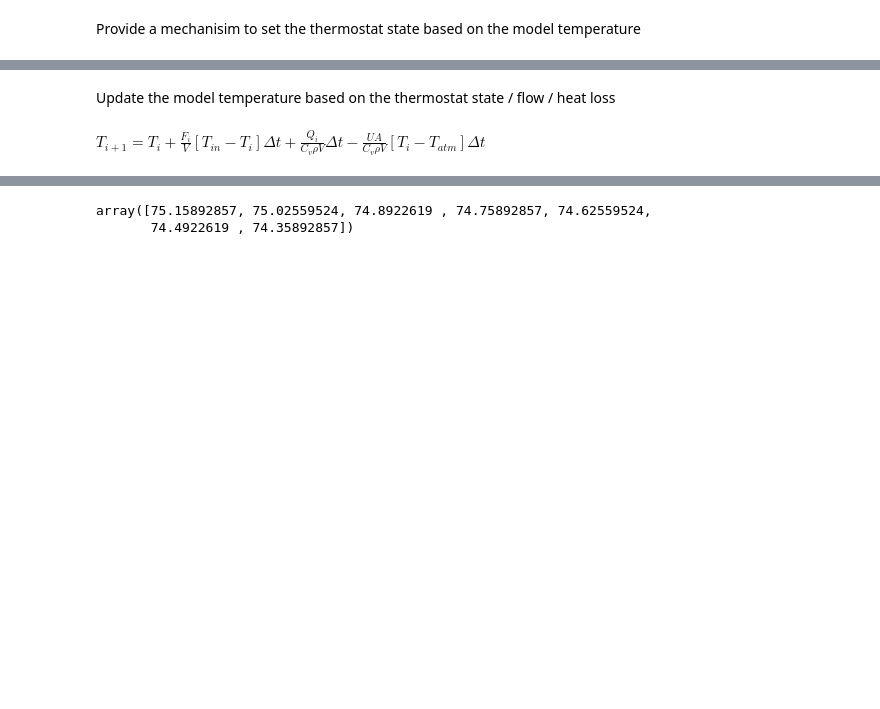
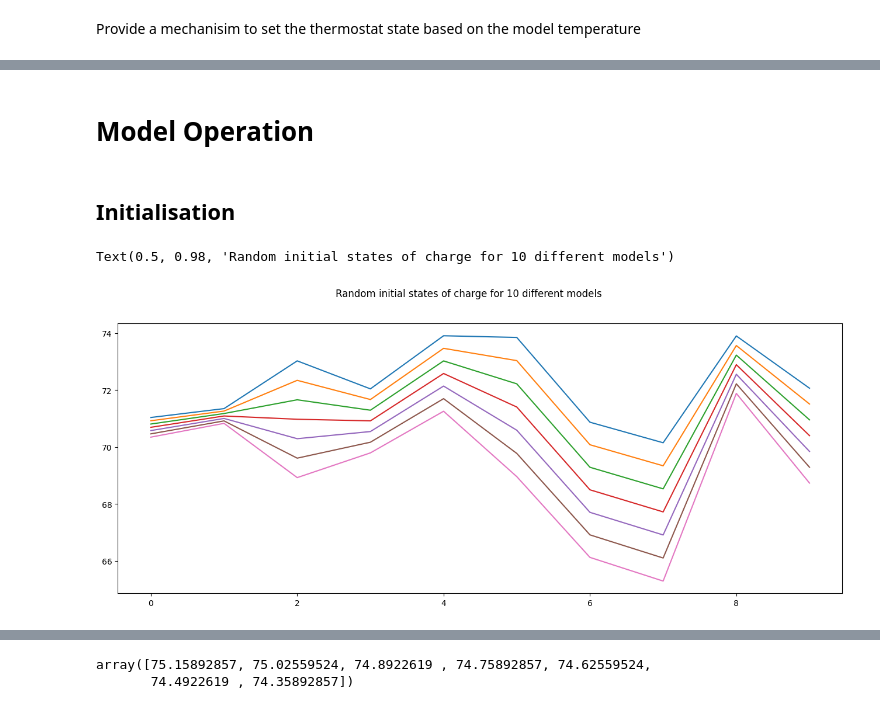
Before and after one commit to CJP123/cylinder, a Jupyter notebook: nbs/20_hwc.ipynb, the cells around one changed output, grey strips where cells are left out. Saved outputs shown, nothing was run; the diff lists cells and outputs as text; code cells hidden in the pictures; blank space fills up the shorter version.

```diff
--- a/nbs/20_hwc.ipynb
+++ b/nbs/20_hwc.ipynb
@@ -132,12 +71,13 @@ class HWC():
               radius =.25,        # m
               height = 1.1,       # m
               nodes = 7,
-              delta = 50):
+              delta = 100000,
+              U = 0.8):
     super(HWC, self).__init__()
-    self.U = 0.8/60 # heat transfer coefficient 0.5 kJ/s m2K x 1/60 min/s [0.5 kJ/min m2K Jack Paper]
+    self.U = U/60     # 0.5-0.8 kJ/min m2K typical heat transfer losses to ambient  [0.5 kJ/min m2K Jack Paper] kW/m2K
     self.nodes = nodes
     self.Cp = 4.184 #kJ/kgK
-    self.rho = 1000 #kg/m3
+    self.ρ = 1000 #kg/m3
     self.delta = delta
     self.T_ambient = 15 #  Air temperature that the cylinder located in °C
     self.T_cold = 15 # Make up water temperature °C
@@ -147,12 +87,14 @@ class HWC():
     self.element = element # kW = kJ/s
     self.radius = radius
     self.height = height
-    self.alpha = 0.01
+    # self.alpha = 0.01
     self.T_set_bu = 60
-    temperature = self.T_set + np.random.uniform(-4, 0)
-    self.temperatures = np.linspace(temperature+.4,temperature-.4,self.nodes)
+    temperature = self.T_set + np.random.uniform(-5, 0)
+    self.temperatures = np.linspace(temperature+np.random.uniform(.5, 0),temperature-np.random.uniform(5, 0),self.nodes)
     self.thermostat = np.array([0,0]) # bulk / nodal high / nodal low
+    self.element_node = int(self.nodes*.75)
     self._thermostat()
+
   @property
   def surface_area(self): return 2* np.pi * self.radius * self.height + 2 * np.pi * self.radius**2 # m2
 
@@ -160,34 +102,34 @@ class HWC():
   def volume(self): return np.pi * self.radius ** 2 * self.height  # m3
 
   @property
-  def heat_capacity(self): return self.Cp*self.rho*self.volume # kJ/K
+  def heat_capacity(self): return self.Cp * self.ρ * self.volume # kJ/K
 
   @property
-  def x_section_area(self): return np.pi * self.radius**2 # m2 NODAL APPROACH
+  def x_section_area(self): return np.pi * self.radius**2 # m2
 
   @property
-  def cylinder_wall_area(self): return 2* np.pi * self.radius * self.height  # m2 NODAL APPROACH
+  def cylinder_wall_area(self): return 2* np.pi * self.radius * self.height  # m2
 
   @property
-  def z(self): return self.height / self.nodes # m2 NODAL APPROACH
+  def Δz(self): return self.height / self.nodes # m
 
   @property
   def uas(self):
-    uas = np.ones((self.nodes)) * self.U * self.cylinder_wall_area / self.nodes
+    uas = np.ones((self.nodes)) * self.U * self.cylinder_wall_area / self.nodes # unit  heat transfer coefficient kW/K
     uas[0]  += self.U * self.x_section_area               # Add end heat losses
     uas[-1] += self.U * self.x_section_area               # Add end heat losses
-    return uas #  NODAL APPROACH
+    return uas #
 
   @property
-  def nj(self): return self.Cp * self.volume * self.rho / self.nodes # m2 NODAL APPROACH
+  def nj(self): return self.heat_capacity / self.nodes
 
   @property
-  def K(self): return 1                                         # [kJ/(sec C)] = 7.084 kJ/hr-C
+  def K(self): return 1
 
   @property
-  def s1(self): return .92                                         # [kJ/(sec C)] = 7.084 kJ/hr-C
+  def s1(self): return .92
 
   @property
-  def Δ(self):  return self.delta                                        # Dimensionless factor
+  def Δ(self):  return self.delta                                        # internal heat transfer scaling parameter
 # %% [markdown]
 Provide a mechanisim to set the thermostat state based on the model temperature
@@ -262,7 +300,19 @@ def _thermostat(self:HWC):
     self.thermostat[1] = 0 if self.temperatures[self.nodes-2] > self.T_set_bu else self.thermostat[1] # Turn off if T > T_set
     self.thermostat[1] = 1 if self.temperatures[self.nodes-2] < self.T_set_bu- self.T_deadband else self.thermostat[1] # Turn on the element
     return self.thermostat
-# %% [markdown]
-Update the model temperature based on the thermostat state / flow / heat loss
-# %% [markdown]
-$T_{i+1} = T_i + \frac{F_i}{V}[T_{in} - T_i]\Delta{t}+\frac{Q_i}{C_v\rho V}\Delta{t}-\frac{UA}{C_v\rho V}[T_i-T_{atm}]\Delta{t}$
+# %% [markdown]
+# Model Operation
+# %% [markdown]
+## Initialisation
+# %%
+temp = []
+for i in range(10):
+    env = HWC(T_set=75, element=3, delta=5000)
+    temp.append(env.temperatures)
+    assert env.temperatures[0]<= 75.5
+fig, ax = plt.subplots(figsize=(16,6))
+ax.plot(np.vstack(temp))
+fig.suptitle('Random initial states of charge for 10 different models')
+# %% [output]
+Text(0.5, 0.98, 'Random initial states of charge for 10 different models')
+[figure, added]
```
Also changed, not shown: parts of 31 cells of this notebook, 25 other files.
